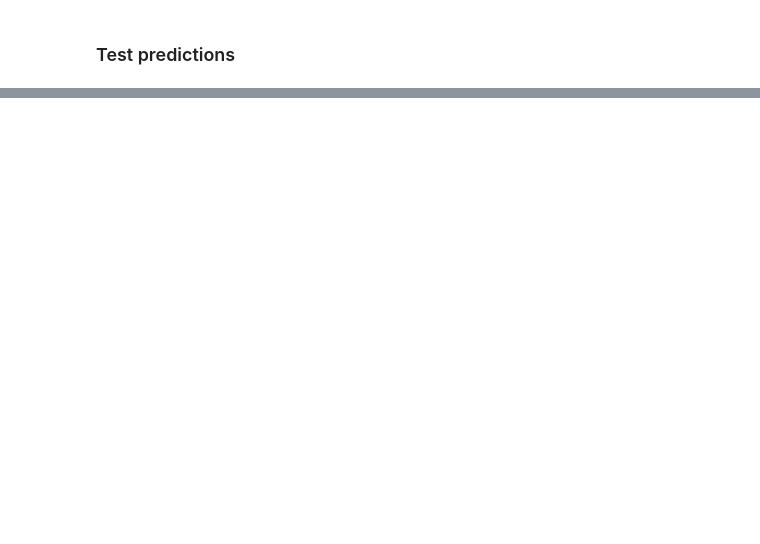
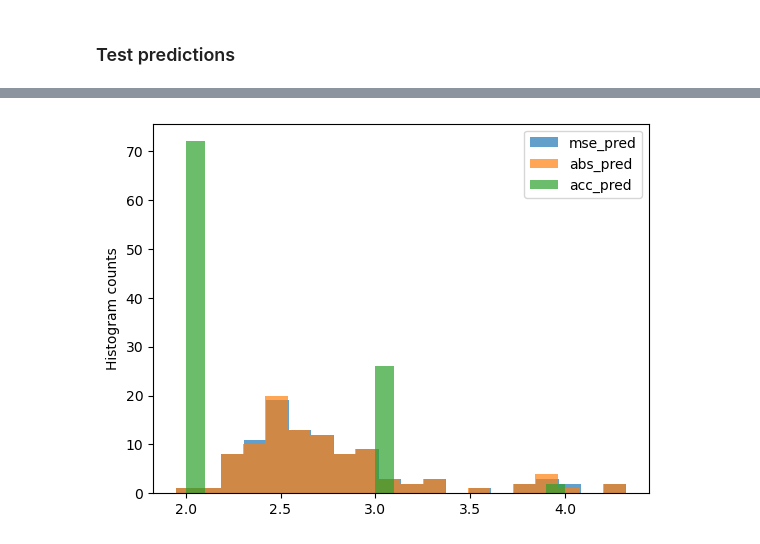
Before and after one commit to strojanski/ML-DS-I, a Jupyter notebook: hw6 - bayes/main.ipynb, the cells around one changed output, grey strips where cells are left out. Saved outputs shown, nothing was run; the diff lists cells and outputs as text; code cells hidden in the pictures; blank space fills up the shorter version.

```diff
--- a/hw6 - bayes/main.ipynb
+++ b/hw6 - bayes/main.ipynb
@@ -331,0 +368,17 @@ ValueError: mean and cov must have same length
+# %%
+import matplotlib.pyplot as plt
+
+fig, ax1 = plt.subplots()
+
+# Plot histograms on primary y-axis
+ax1.hist(mse_pred, bins=20, alpha=0.7, label='mse_pred')
+ax1.hist(abs_pred, bins=20, alpha=0.7, label='abs_pred')
+ax1.hist(acc_pred, bins=20, alpha=0.7, label='acc_pred')
+ax1.set_ylabel('Histogram counts')
+ax1.legend(loc='upper right')
+
+ppc_vals = idata.posterior_predictive.y_obs.values.flatten()
+
+plt.show()
+# %% [output]
+[figure, added]
```
Also changed, not shown: parts of 7 cells of this notebook, 2 other files.
